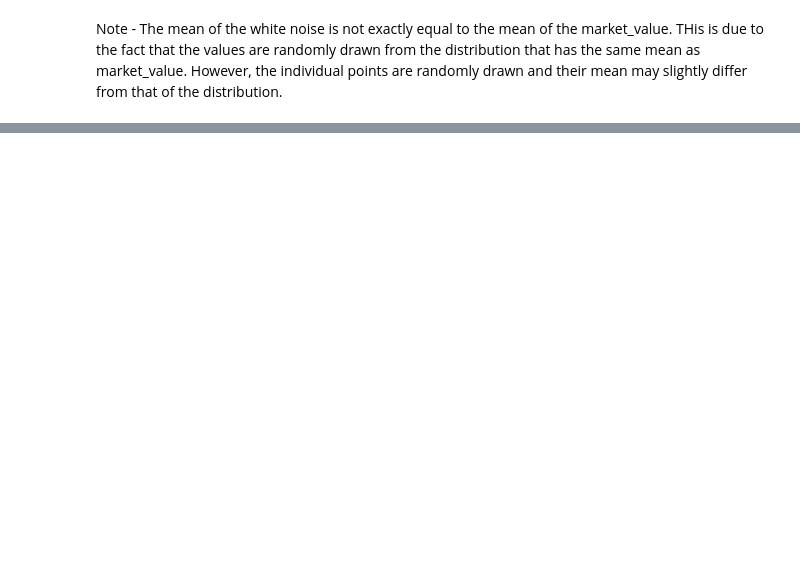
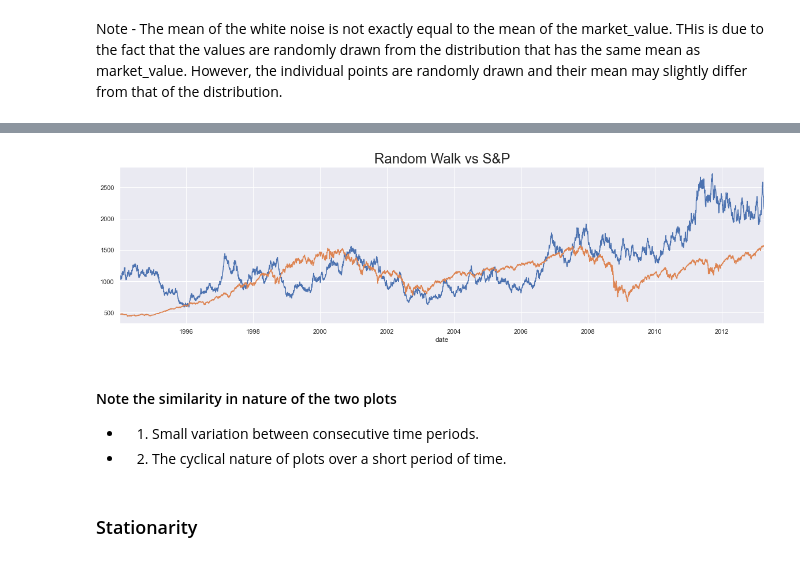
Before and after one commit to satyajitghosh/TimeSeriesAnalysis, a Jupyter notebook: DataRangerCourse/TS_lecture2.ipynb, the cells around one changed output, grey strips where cells are left out. Drawn from its saved outputs; the diff is of its cells as text; code cells hidden in the pictures; blank space fills up the shorter version.

```diff
--- a/DataRangerCourse/TS_lecture2.ipynb
+++ b/DataRangerCourse/TS_lecture2.ipynb
@@ -76,0 +130,13 @@ plt.show()
+# %%
+df.rw.plot(figsize=(20,5))
+df.market_value.plot(figsize=(20,5))
+plt.title('Random Walk vs S&P',size = 24)
+plt.show()
+# %% [output]
+[figure, added]
+# %% [markdown]
+#### Note the similarity in nature of the two plots
+* 1) Small variation between consecutive time periods.
+* 2) The cyclical nature of plots over a short period of time.
+# %% [markdown]
+### Stationarity
```
Also changed, not shown: parts of 15 cells of this notebook.
